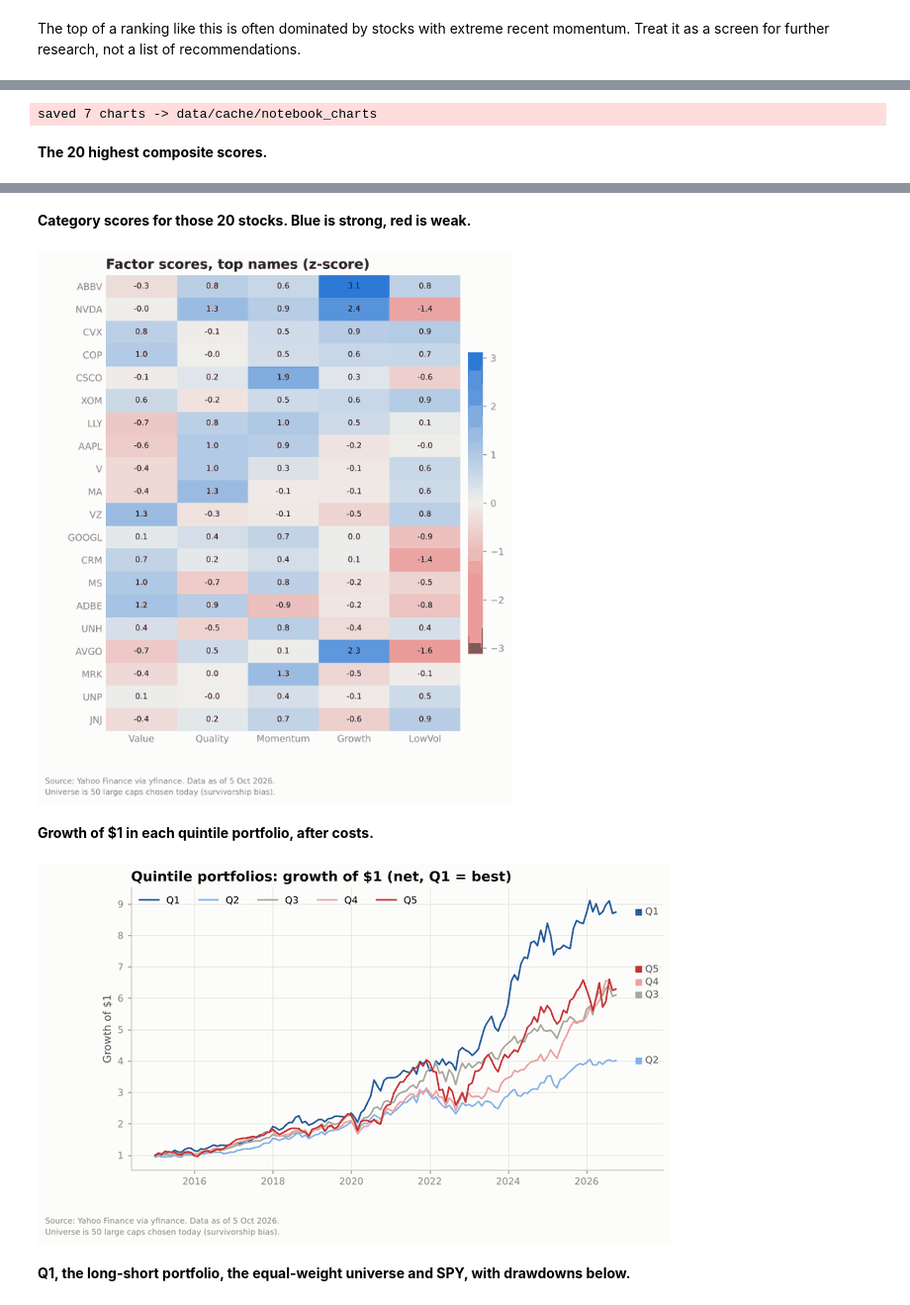
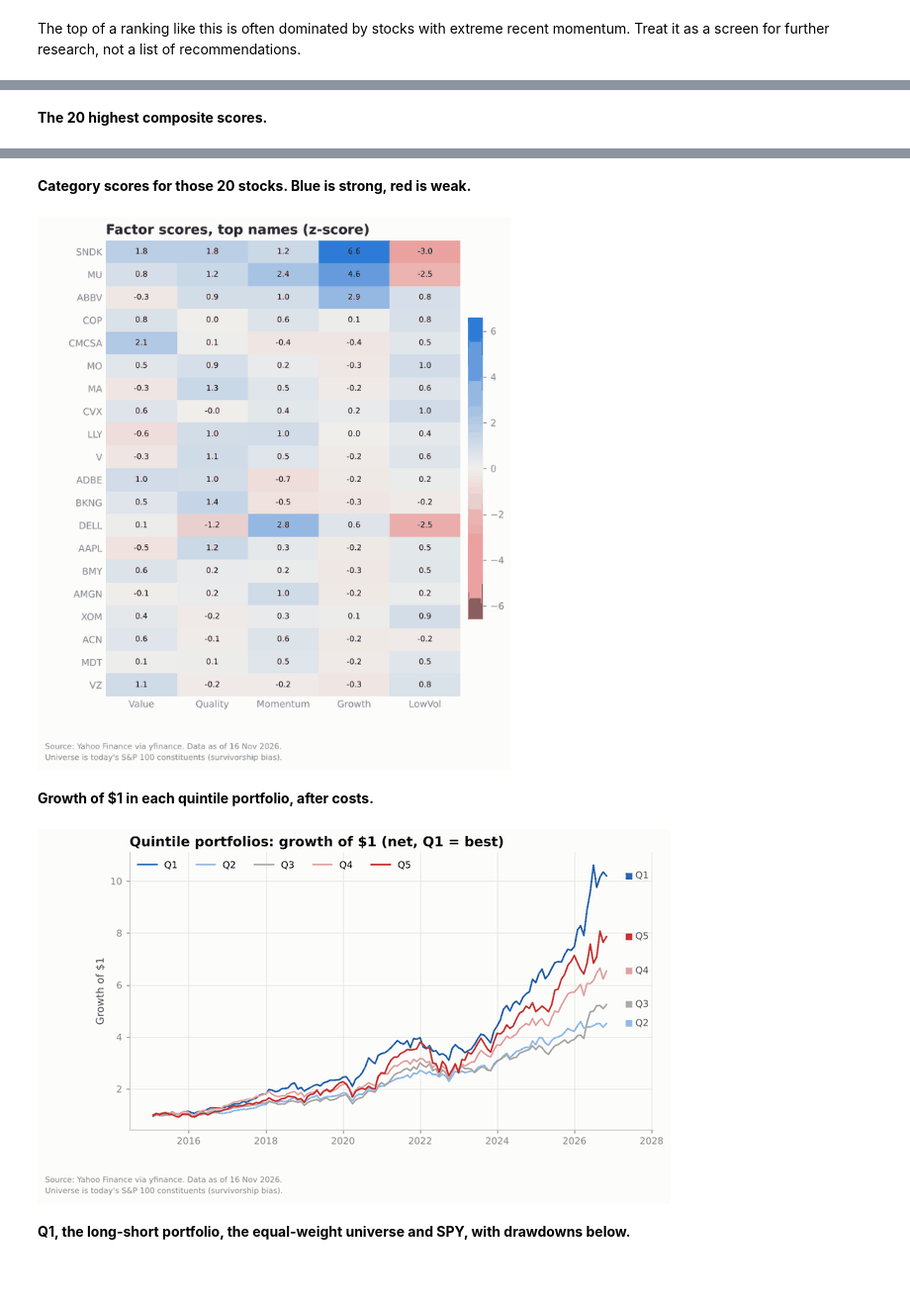
Before and after one commit to FleximusRex/Finance-equity-scanner, a Jupyter notebook: notebooks/multi_factor_equity_screener.ipynb, the cells around one changed output, grey strips where cells are left out. Shown at 99% size. Cells and saved outputs as stored; diff of their text form; code cells hidden in the pictures; blank space fills up the shorter version.

Commit message:
Rework the notebook for sp100 with excess-return, Fama-French, robustness and Excel sections

```diff
--- a/notebooks/multi_factor_equity_screener.ipynb
+++ b/notebooks/multi_factor_equity_screener.ipynb
@@ -50,5 +65,5 @@ Ready. Working folder: Finance-equity-scanner
 # %%
-UNIVERSE = "test50"  #@param ["test50", "sp500"]
+UNIVERSE = "sp100"  #@param ["test50", "sp100", "sp500"]
 TICKER = "AAPL"  #@param {type:"string"}
 # %%
 import io
@@ -59,15 +74,22 @@ import pandas as pd
 from IPython.display import Image, Markdown, display
 from PIL import Image as PILImage
 
-from src import backtest, config, rank, visualization
+from src import backtest, config, french, rank, visualization
 from src.data_loader import load_prices
+from src.excel_export import write_workbook
+from src.ff_regression import ff_regression
 from src.report import show_report, stock_report
 from src.universe import get_universe
 
 config.set_universe(UNIVERSE)
-config.CHARTS_DIR = config.CACHE_DIR / "notebook_charts"  # keep the saved charts untouched
+NOTEBOOK_DIR = config.CACHE_DIR / "notebook"  # keep the saved outputs untouched
+config.CHARTS_DIR = NOTEBOOK_DIR / "charts"
 
 logging.basicConfig(level=logging.INFO, format="%(message)s")
 logging.getLogger("yfinance").setLevel(logging.CRITICAL)
-print(f"Universe: {UNIVERSE} ({len(get_universe())} stocks)")
+logging.getLogger("src.visualization").setLevel(logging.WARNING)
+
+prices = load_prices([*get_universe(), config.BENCHMARK])
+AS_OF = f"{prices.index[-1]:%Y-%m-%d}"
+print(f"Universe: {UNIVERSE} ({len(get_universe())} stocks). Prices through {AS_OF}.")
 # %% [output]
@@ -81,7 +103,7 @@ Every stock gets a score from 12 metrics in five categories. Each metric is wins
 - **Quintile**: 1 is the best 20% of stocks, 5 is the worst 20%.
 - **Momentum and LowVol** are category scores. A negative LowVol means the stock is more volatile than average.
 # %%
-rankings = rank.build_rankings()
+rankings = rank.build_rankings(prices=prices)
 columns = ["Ticker", "Company", "Sector", "Composite", "Quintile", "Value", "Quality",
            "Momentum", "Growth", "LowVol"]
 display(rankings[columns].head(10).round(2).reset_index(drop=True))
@@ -108,8 +132,8 @@ The backtest uses only the price factors (momentum and low volatility), for the
 # %%
-prices = load_prices([*get_universe(), config.BENCHMARK])
 dates = backtest.rebalance_dates(prices.index)[:-1]
 signals = backtest.signals_through_time(prices, dates)
 monthly, ic = backtest.backtest_signal(prices, signals["composite"])
+monthly["RF"] = french.risk_free(monthly.index)
 table, ic_summary = backtest.summarize(monthly, ic)
 
 portfolios = {"Top 20% (Q1)": "Q1_net", "Bottom 20% (Q5)": "Q5_net",
@@ -117,9 +141,10 @@ portfolios = {"Top 20% (Q1)": "Q1_net", "Bottom 20% (Q5)": "Q5_net",
               "SPY": "SPY"}
 results = pd.DataFrame({
     name: {"Return per year": f"{table.loc[key, 'CAGR']:.1%}",
-           "Sharpe ratio": f"{table.loc[key, 'Sharpe']:.2f}",
+           "Sharpe ratio (excess return)": f"{table.loc[key, 'Sharpe']:.2f}",
            "Worst drawdown": f"{table.loc[key, 'MaxDD']:.1%}"}
     for name, key in portfolios.items()}).T
-print(f"{len(monthly)} monthly rebalances, {monthly.index[0]:%b %Y} to {monthly.index[-1]:%b %Y}")
+print(f"{len(monthly)} holding months, {monthly.index[0]:%b %Y} to {monthly.index[-1]:%b %Y}. "
+      f"Average T-bill rate: {monthly['RF'].mean() * 12:.1%} a year.")
 display(results)
 # %% [output]
@@ -183,9 +288,8 @@ captions = {
     "06": "Monthly rank IC. Bars above zero mean the ranking worked that month. Mean IC is near zero.",
     "07": "Where the top quintile is concentrated by sector, against the whole universe.",
 }
-for path in visualization.make_all(rankings, monthly.assign(IC=ic)):
+for path in visualization.make_all(rankings, monthly.assign(IC=ic), asof=AS_OF):
     display(Markdown(f"**{captions[path.name[:2]]}**"))
     show_small(path)
 # %% [output]
-saved 7 charts -> data/cache/notebook_charts
 **The 20 highest composite scores.**
@@ -193,5 +297,5 @@ saved 7 charts -> data/cache/notebook_charts
 **Category scores for those 20 stocks. Blue is strong, red is weak.**
-[figure, old version]
+[figure, new version]
 **Growth of $1 in each quintile portfolio, after costs.**
-[figure, old version]
+[figure, new version]
 **Q1, the long-short portfolio, the equal-weight universe and SPY, with drawdowns below.**
```
Also changed, not shown: parts of 26 cells of this notebook.
